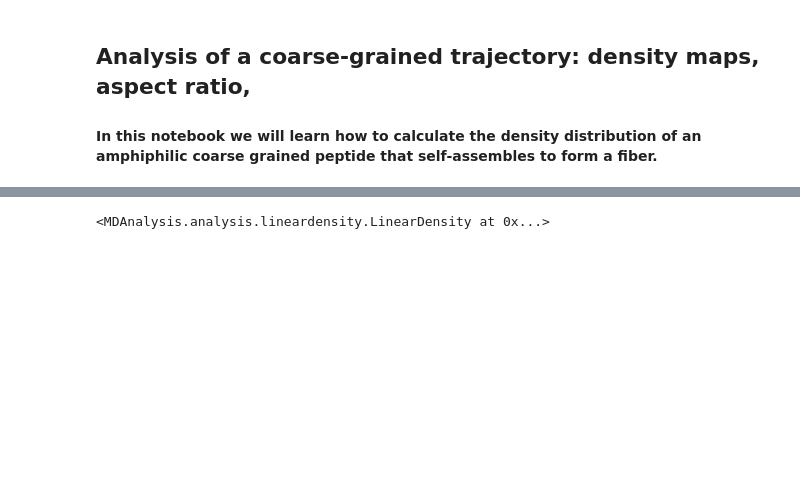
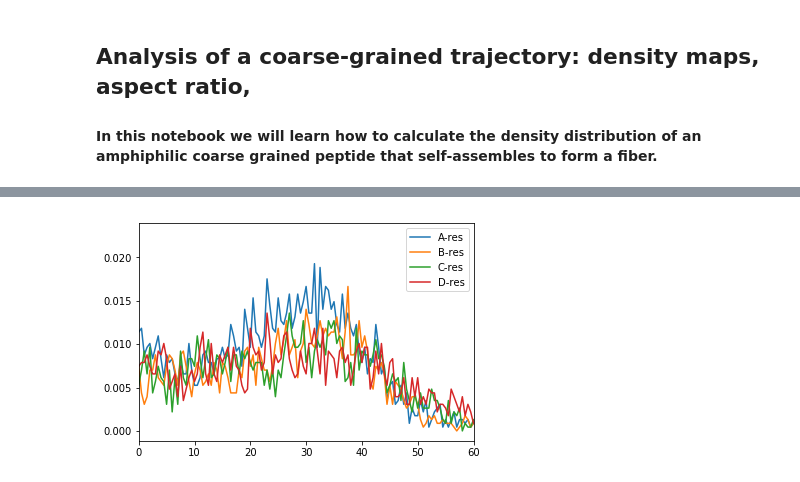
Before and after one commit to MDAnalysis/WorkshopHackathon2018, a Jupyter notebook: 04_Tutorial2/CG_fiber_tutorial.ipynb, the cells around one changed output, grey strips where cells are left out. Drawn from its saved outputs; the diff is of its cells as text; code cells hidden in the pictures; blank space fills up the shorter version.

```diff
--- a/04_Tutorial2/CG_fiber_tutorial.ipynb
+++ b/04_Tutorial2/CG_fiber_tutorial.ipynb
@@ -30,23 +33,33 @@ AAA=poly.atoms.select_atoms('resname AAA')
 BBB=poly.atoms.select_atoms('resname BBB')
 CCC=poly.atoms.select_atoms('resname CCC')
 DDD=poly.atoms.select_atoms('resname DDD')
-# %%
-Wdens = LinearDensity(w, binsize=0.5, start=1900)
-Wdens.run()
-Adens = LinearDensity(AAA, binsize=0.5, start=1900)
-Adens.run()
-Bdens = LinearDensity(BBB, binsize=0.5, start=1900)
-Bdens.run()
-Cdens = LinearDensity(CCC, binsize=0.5, start=1900)
-Cdens.run()
-Ddens = LinearDensity(DDD, binsize=0.5, start=1900)
-Ddens.run()
-# %% [output]
-<MDAnalysis.analysis.lineardensity.LinearDensity at 0x...>
 # %%
+Wdens = LinearDensity(w, binsize=0.5, start=0, stop=5)
+Wdens.run()
+Adens = LinearDensity(AAA, binsize=0.5, start=0, stop=5)
+Adens.run()
+Bdens = LinearDensity(BBB, binsize=0.5, start=0, stop=5)
+Bdens.run()
+Cdens = LinearDensity(CCC, binsize=0.5, start=0, stop=5)
+Cdens.run()
+Ddens = LinearDensity(DDD, binsize=0.5, start=0, stop=5)
+Ddens.run()
 Adens_xy = 0.5*(Adens.results['x']['pos']+ Adens.results['y']['pos'])
 Bdens_xy = 0.5*(Bdens.results['x']['pos']+ Bdens.results['y']['pos'])
 Cdens_xy = 0.5*(Cdens.results['x']['pos']+ Cdens.results['y']['pos'])
 Ddens_xy = 0.5*(Ddens.results['x']['pos']+ Ddens.results['y']['pos'])
 Wdens_xy = 0.5*(Wdens.results['x']['pos']+ Wdens.results['y']['pos'])
+
+x=np.arange(0,AAA.dimensions[1], 0.5)
+fig, ax = plt.subplots()
+ax.plot(x, Adens_xy, label='A-res')
+ax.plot(x, Bdens_xy, label='B-res')
+ax.plot(x, Cdens_xy, label='C-res')
+ax.plot(x, Ddens_xy, label='D-res')
+#ax.plot(x, Wdens_xy, label='water')
+plt.legend()
+plt.xlim([0,60])
+plt.show()
+# %% [output]
+[figure, added]
 # %%
```
Also changed, not shown: parts of 12 cells of this notebook.
